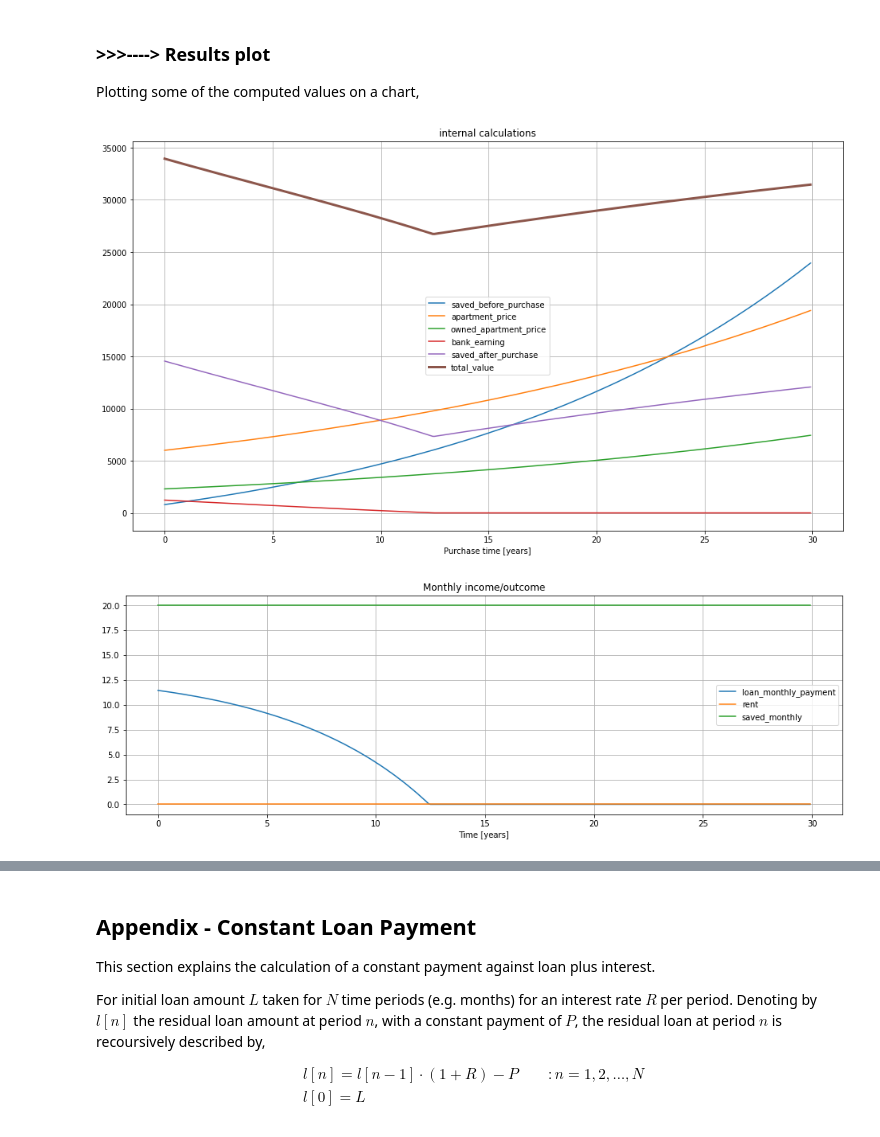
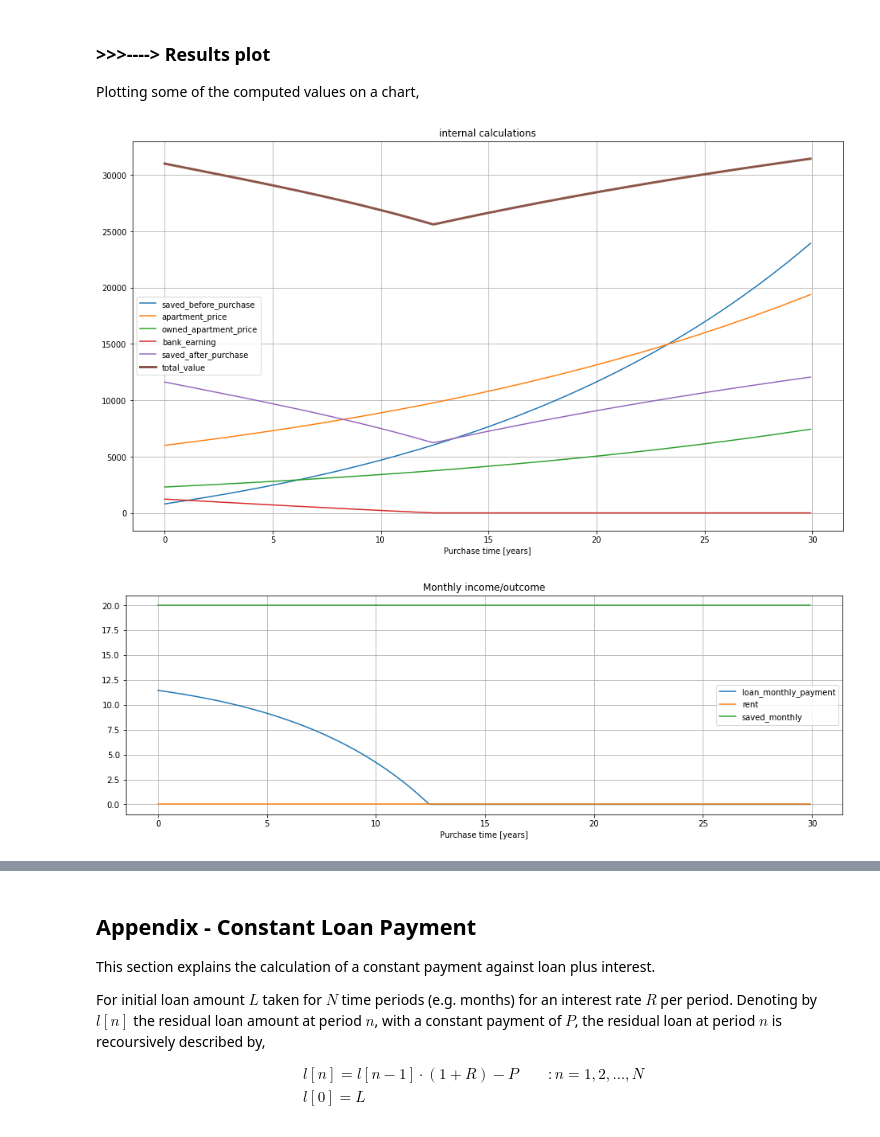
Before and after one commit to dimalv/investment, a Jupyter notebook: mortgage_rentability.ipynb, the cells around one changed output, grey strips where cells are left out. Drawn from its saved outputs; the diff is of its cells as text; code cells hidden in the pictures.

Commit message:
add expenses after purchase

```diff
--- a/mortgage_rentability.ipynb
+++ b/mortgage_rentability.ipynb
@@ -91,6 +91,9 @@ saved_monthly[5*YEAR:] = 20
 rent = np.zeros_like(t)
 rent[:4*YEAR] = 0
 rent[4*YEAR:] = 0
+
+# A house may demand some additional expenses
+expense_increase_after_purchase = 3
 # %%
 # Monthly increase factors
 investment_monthly_interest = effective_to_monthly_interest(
@@ -168,6 +171,7 @@ for purchase_time in range(total_months):
     saved_after_purchase[purchase_time] = (
         saved_after_purchase[purchase_time] * (1 + investment_monthly_interest)
         + saved_monthly[n] - loan_monthly_payment[n]
+        - expense_increase_after_purchase
     )
 # %% [markdown]
 Assuming the loan is covered after `TOTAL_YEARS` the value at that point is the apartment (final) price and the money you save after the purchase
@@ -180,24 +184,24 @@ Plotting some of the computed values on a chart,
 # %%
 plt.figure(figsize=(16, 9))
 plt.plot(years, saved_before_purchase, label="saved_before_purchase")
 plt.plot(years, apartment_price, label="apartment_price")
 plt.plot(years, owned_apartment_price, label="owned_apartment_price")
 plt.plot(years, bank_earning, label='bank_earning')
 plt.plot(years, saved_after_purchase, label='saved_after_purchase')
 plt.plot(years, total_value, label='total_value', linewidth=3)
 plt.xlabel('Purchase time [years]')
 plt.title('internal calculations')
 plt.legend()
 plt.grid()
 
 plt.figure(figsize=(16, 5))
 plt.plot(years, loan_monthly_payment, label='loan_monthly_payment')
 plt.plot(years, rent, label='rent')
 plt.plot(years, saved_monthly, label='saved_monthly')
-plt.xlabel('Time [years]')
+plt.xlabel('Purchase time [years]')
 plt.title('Monthly income/outcome')
 plt.legend()
 plt.grid()
 # %% [output]
-[figure, old version]
+[figure, new version]
-[figure, old version]
+[figure, new version]
```
Also changed, not shown: parts of 1 cell of this notebook.
